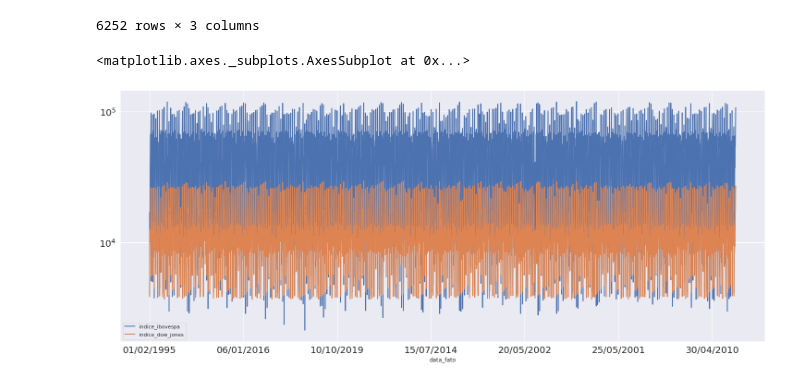
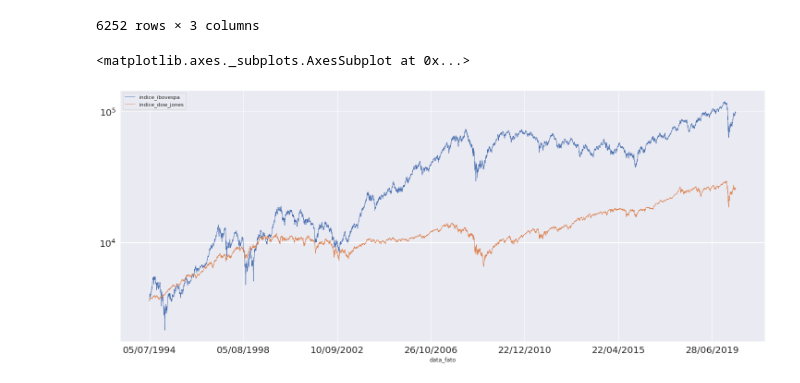
Before and after one commit to BragaWill/fechamento-ibovespa-python, a Jupyter notebook: analise_ibov.ipynb, the cells around one changed output. Drawn from its saved outputs; the diff is of its cells as text; code cells hidden in the pictures.

```diff
--- a/analise_ibov.ipynb
+++ b/analise_ibov.ipynb
@@ -45,9 +45,9 @@ dataset
 # %%
 import seaborn as sns
 sns.set(rc={'figure.figsize':(25,10)})
-dataset.set_index('data_fato').sort_index().plot(y=['indice_ibovespa', 'indice_dow_jones'] ,fontsize=20,linewidth=2 , logy=True)
+dataset.set_index('data_fato').plot(y=['indice_ibovespa', 'indice_dow_jones'] ,fontsize=20,linewidth=1 , logy=True)
 # %% [output]
 <matplotlib.axes._subplots.AxesSubplot at 0x...>
-[figure, old version]
+[figure, new version]
 # %%
 # Restringir periodo entre 02/01/2010 - 02/01/2020
```
Also changed, not shown: parts of 21 cells of this notebook.
